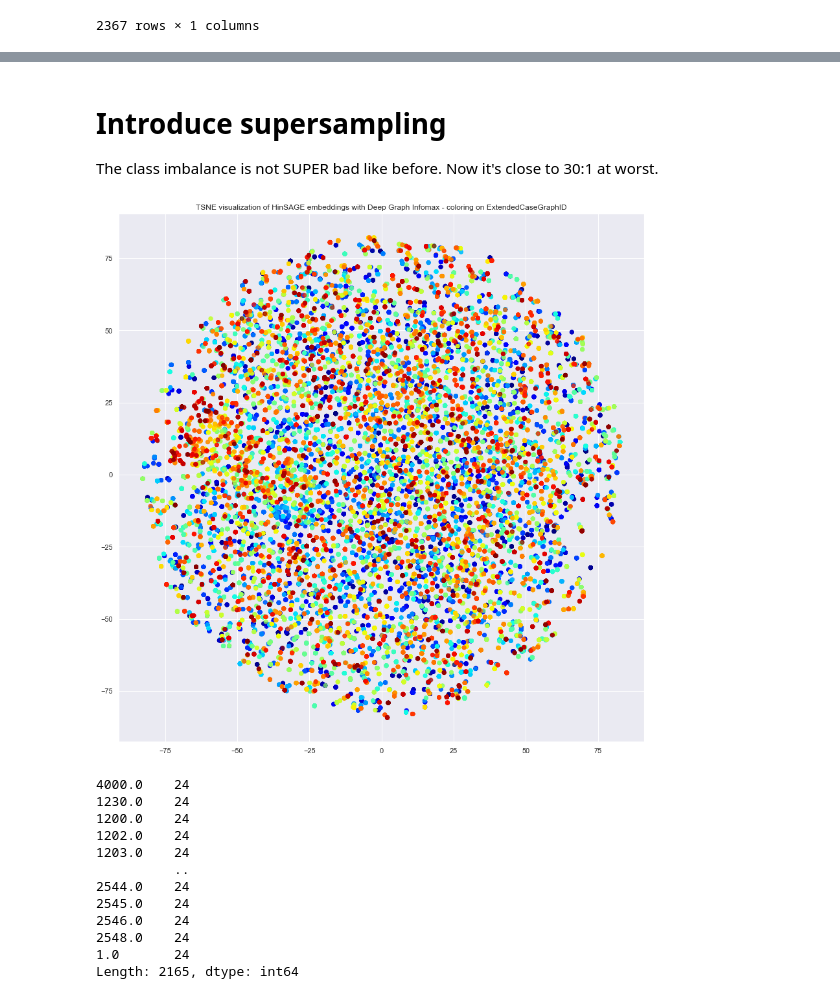
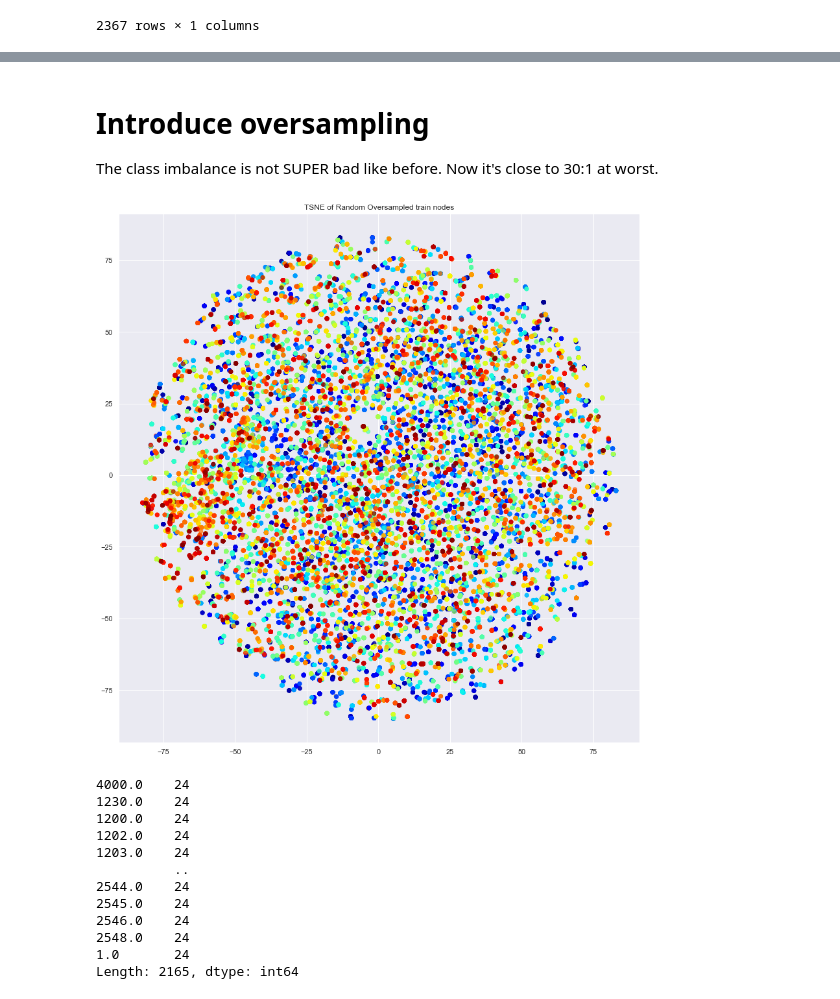
Before and after one commit to merklefruit/hpc2020-graphML, a Jupyter notebook: notebooks/HinSAGE DGI with Fraudolent classifier.ipynb, the cells around one changed output, grey strips where cells are left out. Cells and saved outputs as stored; diff of their text form; code cells hidden in the pictures.

```diff
--- a/notebooks/HinSAGE DGI with Fraudolent classifier.ipynb
+++ b/notebooks/HinSAGE DGI with Fraudolent classifier.ipynb
@@ -462,5 +510,5 @@ Classifier: lr - f1: 0.000 - acc: 0.002 - time: 22 s
 # %% [markdown]
-# Introduce supersampling
+# Introduce oversampling
 
 The class imbalance is not SUPER bad like before. Now it's close to 30:1 at worst.
 # %%
@@ -469,28 +519,28 @@ train_set_res, train_ext_labels_res = rs.fit_resample(train_set, train_ext_label
 # %%
 # visualize resampled fraudolent train set embeddings with tsne
 
 train_set_res_2d = pd.DataFrame(
     TSNE(n_components=2).fit_transform(train_set_res),
     index=train_ext_labels_res
 )
 
 label_map = {l: i*10 for i, l in enumerate(np.unique(train_ext_labels_res), start=10)}
 node_colours = [label_map[target] if pd.notna(target) else 0 for target in train_ext_labels_res]
 
 alpha = 0.7
 fig, ax = plt.subplots(figsize=(15, 15))
 ax.scatter(
     train_set_res_2d[0],
     train_set_res_2d[1],
     c=node_colours,
     cmap="jet",
     alpha=alpha,
 )
 ax.set(aspect="equal")
-plt.title("TSNE visualization of HinSAGE embeddings with Deep Graph Infomax - coloring on ExtendedCaseGraphID")
+plt.title("TSNE of Random Oversampled train nodes")
 plt.show()
 # %% [output]
-[figure, old version]
+[figure, new version]
 # %%
 pd.DataFrame(train_ext_labels_res).value_counts()
 # %% [output]
```
Also changed, not shown: parts of 5 cells of this notebook, 3 other files.
